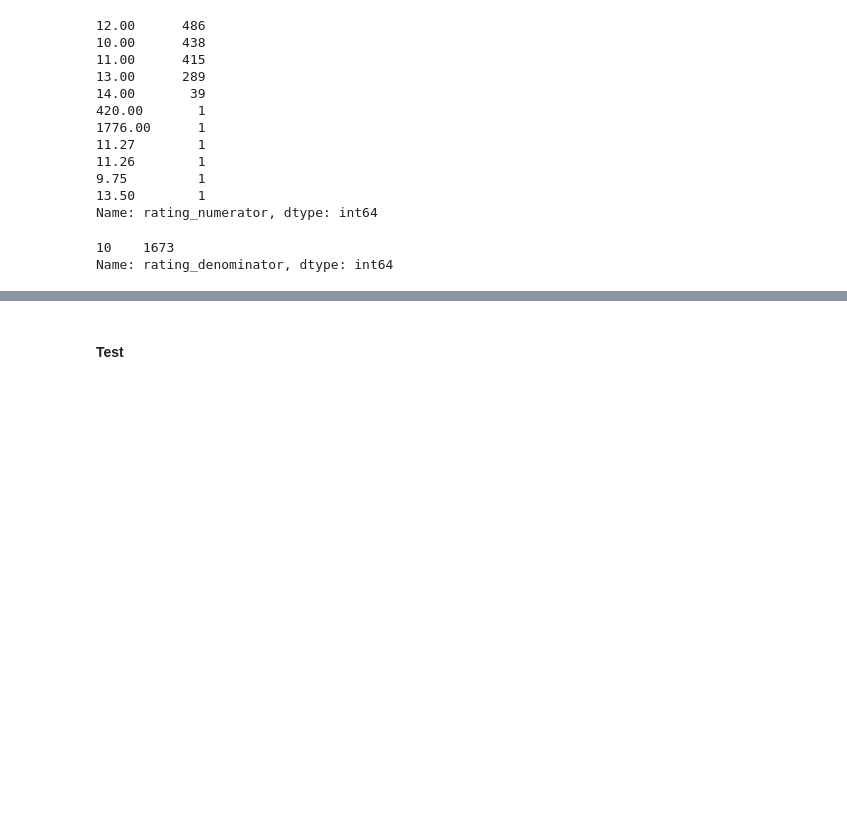
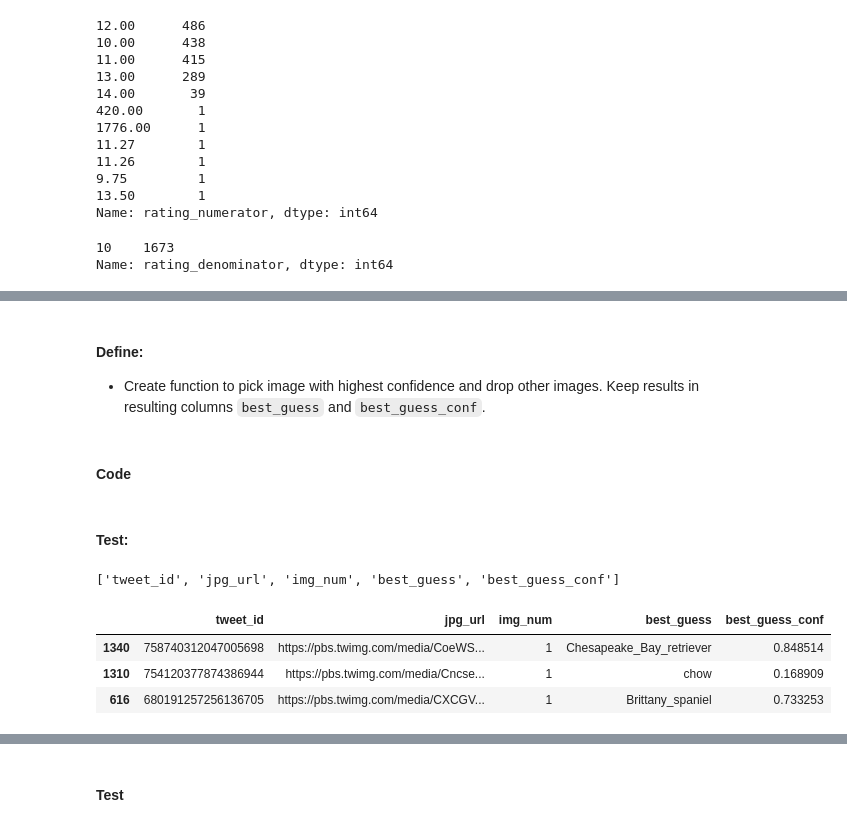
Before and after one commit to LeopoldWalther/DataWrangleAndAnalyze, a Jupyter notebook: wrangle_act.ipynb, the cells around one changed output, grey strips where cells are left out. Cells and saved outputs as stored; diff of their text form; code cells hidden in the pictures; blank space fills up the shorter version.

```diff
--- a/wrangle_act.ipynb
+++ b/wrangle_act.ipynb
@@ -621,0 +647,5 @@ Name: rating_denominator, dtype: int64
+# %% [markdown]
+#### Define:
+- Create function to pick image with highest confidence and drop other images. Keep results in resulting columns `best_guess` and `best_guess_conf`.
+# %% [markdown]
+#### Code
@@ -621,0 +696,14 @@ Name: rating_denominator, dtype: int64
+# %% [markdown]
+#### Test:
+# %%
+# Check remaining columns
+list(df_image_predictions_clean)
+# %% [output]
+['tweet_id', 'jpg_url', 'img_num', 'best_guess', 'best_guess_conf']
+# %%
+df_image_predictions_clean.sample(n=3)
+# %% [output]
+|  | tweet_id | jpg_url | img_num | best_guess | best_guess_conf |
+| 1340 | 758740312047005698 | https://pbs.twimg.com/media/CoeWS... | 1 | Chesapeake_Bay_retriever | 0.848514 |
+| 1310 | 754120377874386944 | https://pbs.twimg.com/media/Cncse... | 1 | chow | 0.168909 |
+| 616 | 680191257256136705 | https://pbs.twimg.com/media/CXCGV... | 1 | Brittany_spaniel | 0.733253 |
```
Also changed, not shown: parts of 43 cells of this notebook, 1 other file.
